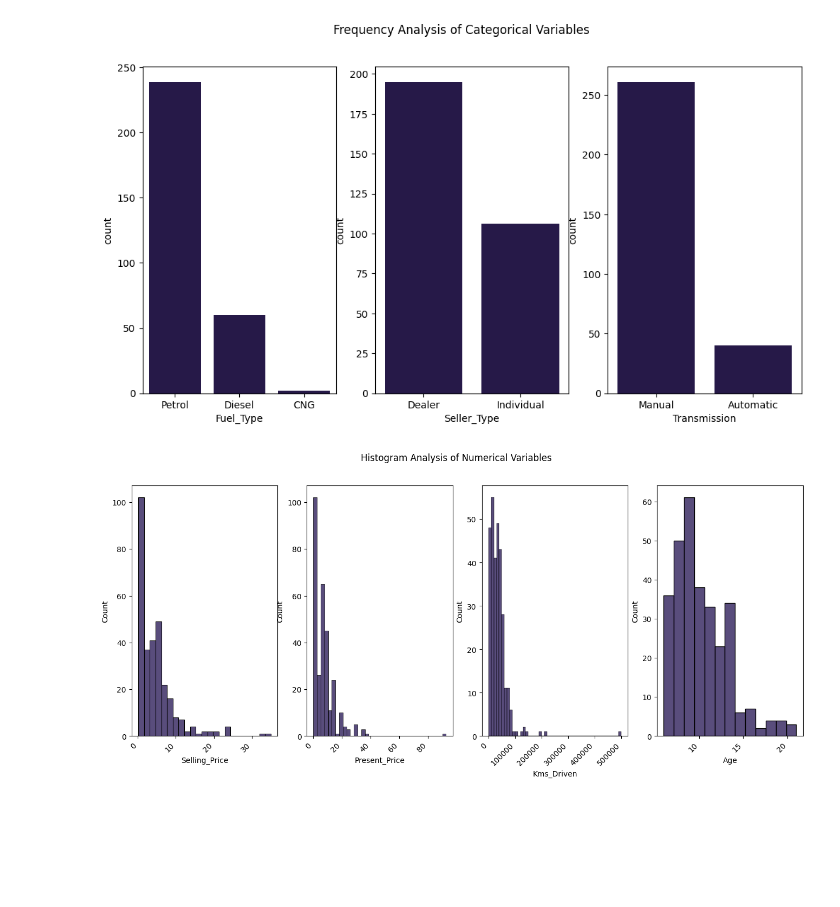
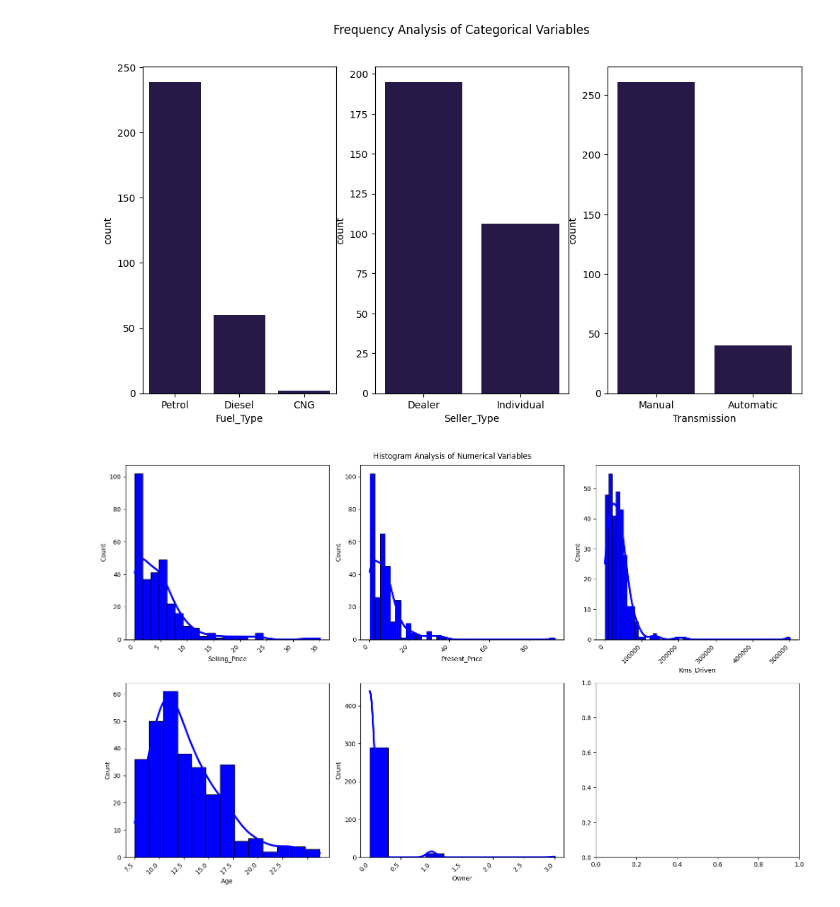
Before and after one commit to youzaina001/ML_supervised, a Jupyter notebook: Simple_Linear_Regression_sklearn.ipynb, the cells around one changed output. Saved outputs shown, nothing was run; the diff lists cells and outputs as text; code cells hidden in the pictures; blank space fills up the shorter version.

```diff
--- a/Simple_Linear_Regression_sklearn.ipynb
+++ b/Simple_Linear_Regression_sklearn.ipynb
@@ -208,16 +208,21 @@ plt.show()
 # %%
 # Univariate Analysis of Numerical Variables
 
-numerical_columns = ['Selling_Price', 'Present_Price', 'Kms_Driven', 'Age']
+numerical_columns = ['Selling_Price', 'Present_Price', 'Kms_Driven', 'Age', 'Owner']
 
 sb.set_palette("magma")
-fig, axes = plt.subplots(1, 4, figsize=(16, 6))
+fig, axes = plt.subplots(2, 3, figsize=(16, 10))
 
 for i, column in enumerate(numerical_columns):
-    sb.histplot(x=column, data=db, ax=axes[i])
-    axes[i].set_xticklabels(axes[i].get_xticklabels(), rotation=45, ha='right')
+    if i < 3:
+        sb.histplot(x=column, data=db, ax=axes[0, i], kde=True, edgecolor='black', color='blue', alpha=1, line_kws={'lw': 3.0})
+        axes[0, i].set_xticklabels(axes[0, i].get_xticklabels(), rotation=45, ha='right')
+    else:
+        sb.histplot(x=column, data=db, ax=axes[1, i-3], kde=True, edgecolor='black', color='blue', alpha=1, line_kws={'lw': 3.0})
+        axes[1, i-3].set_xticklabels(axes[1, i-3].get_xticklabels(), rotation=45, ha='right')
 
 plt.suptitle('Histogram Analysis of Numerical Variables')
+plt.tight_layout()
 plt.show()
 # %% [output]
-[figure, old version]
+[figure, new version]
```
Also changed, not shown: parts of 2 cells of this notebook.
